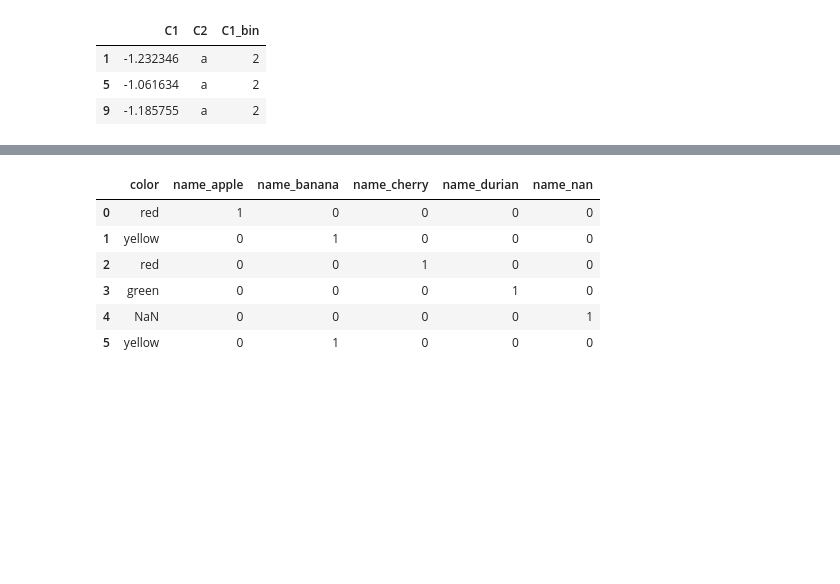
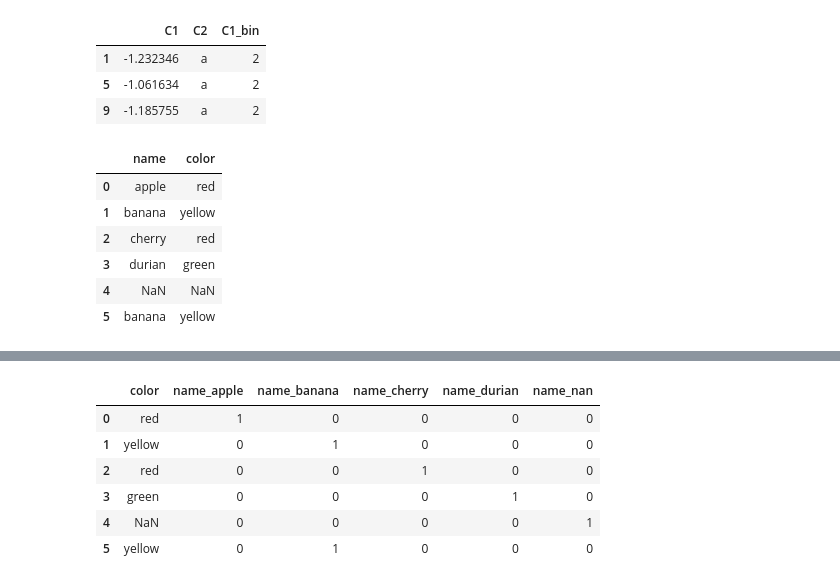
Before and after one commit to chloecmin/MultiCampus-AI-Engineering-based-on-Deep-Learning, a Jupyter notebook: 200914/20200914.ipynb, the cells around one changed output, grey strips where cells are left out. Drawn from its saved outputs; the diff is of its cells as text; code cells hidden in the pictures; blank space fills up the shorter version.

```diff
--- a/200914/20200914.ipynb
+++ b/200914/20200914.ipynb
@@ -183,6 +183,16 @@ df[df['C1_bin']==2]
 fruit=pd.DataFrame({"name": ['apple','banana', 'cherry', 'durian', np.nan,'banana'],
              "color":['red','yellow','red','green', np.nan,'yellow']
              })
+# %%
+fruit
+# %% [output]
+|  | name | color |
+| 0 | apple | red |
+| 1 | banana | yellow |
+| 2 | cherry | red |
+| 3 | durian | green |
+| 4 | NaN | NaN |
+| 5 | banana | yellow |
 # %%
 pd.get_dummies(fruit['name'], dummy_na=True)
 # %% [output]
```
Also changed, not shown: parts of 6 cells of this notebook, 4 other files.
